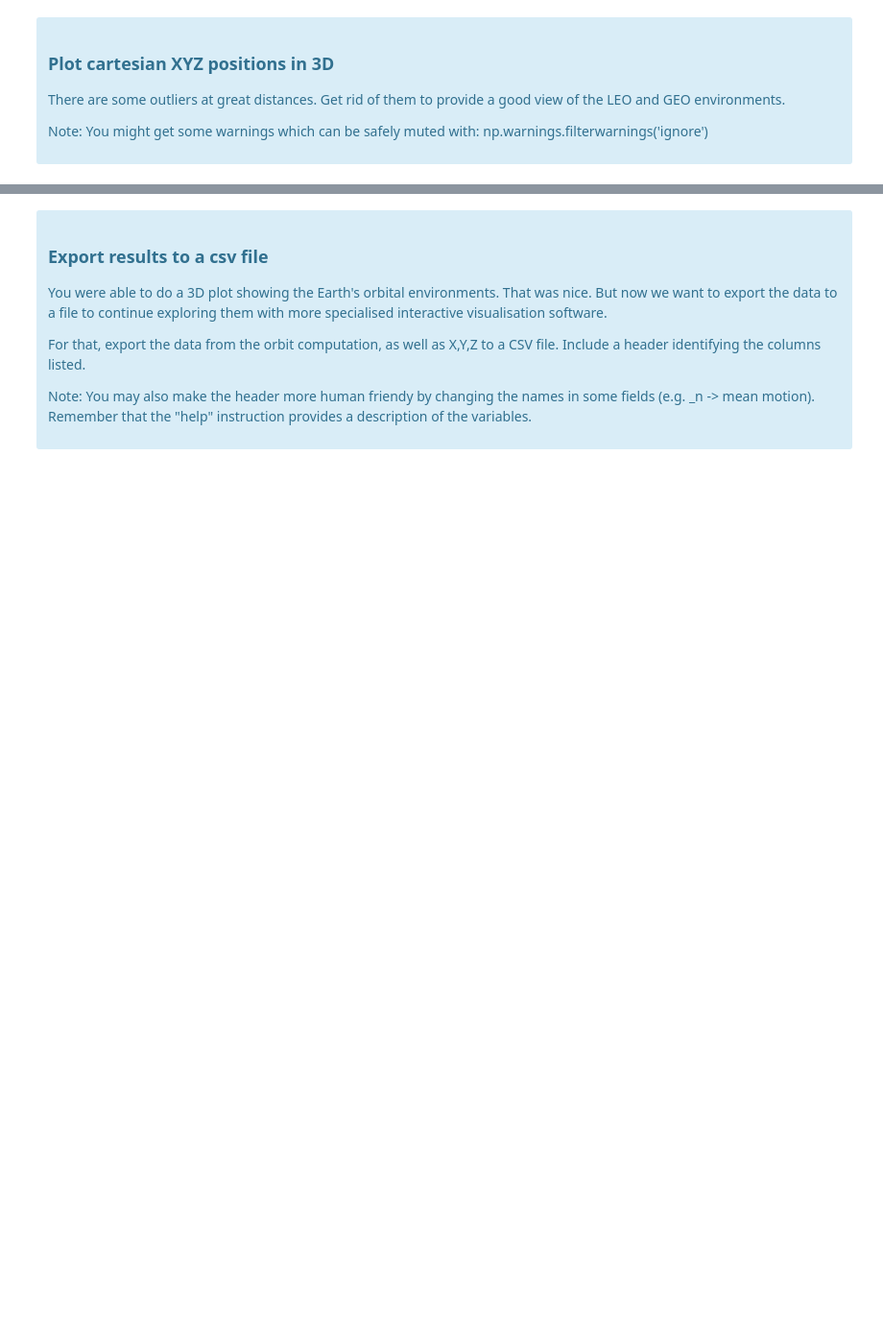
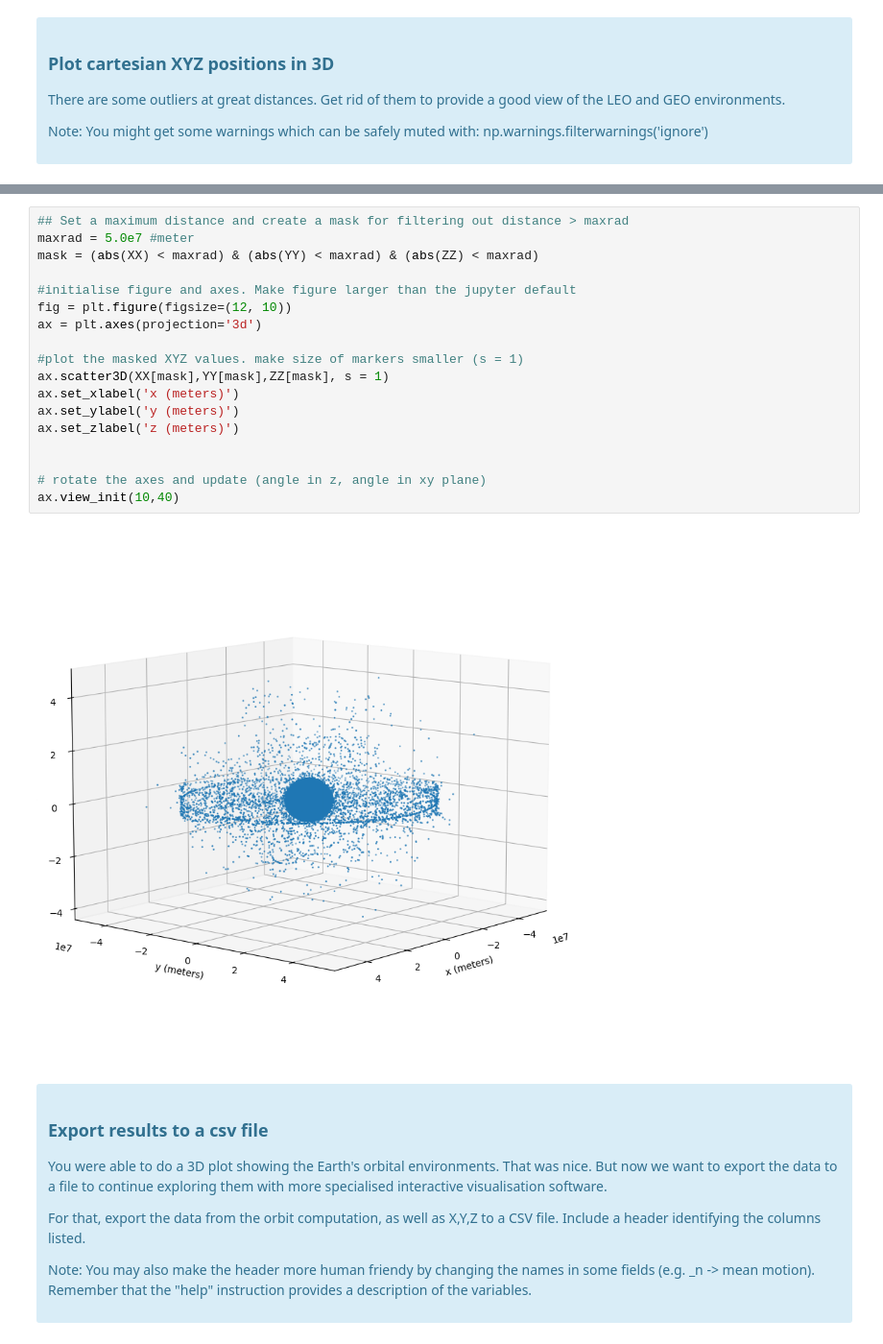
Before and after one commit to RiPires/ETS-Labs, a Jupyter notebook: Report2_Sattelites/PL_Satellites_ReportTemplate.ipynb, the cells around one changed output, grey strips where cells are left out. Shown at 96% size. Drawn from its saved outputs; the diff is of its cells as text; blank space fills up the shorter version.

```diff
--- a/Report2_Sattelites/PL_Satellites_ReportTemplate.ipynb
+++ b/Report2_Sattelites/PL_Satellites_ReportTemplate.ipynb
@@ -176,3 +352,23 @@ np.warnings.filterwarnings('ignore')
+# %%
+## Set a maximum distance and create a mask for filtering out distance > maxrad
+maxrad = 5.0e7 #meter
+mask = (abs(XX) < maxrad) & (abs(YY) < maxrad) & (abs(ZZ) < maxrad)
+
+#initialise figure and axes. Make figure larger than the jupyter default
+fig = plt.figure(figsize=(12, 10))
+ax = plt.axes(projection='3d')
+
+#plot the masked XYZ values. make size of markers smaller (s = 1)
+ax.scatter3D(XX[mask],YY[mask],ZZ[mask], s = 1)
+ax.set_xlabel('x (meters)')
+ax.set_ylabel('y (meters)')
+ax.set_zlabel('z (meters)')
+
+
+# rotate the axes and update (angle in z, angle in xy plane)
+ax.view_init(10,40)
+# %% [output]
+[figure, added]
 # %% [markdown]
 <div class="alert alert-block alert-info">
 
```
Also changed, not shown: parts of 21 cells of this notebook, 4 other files.
